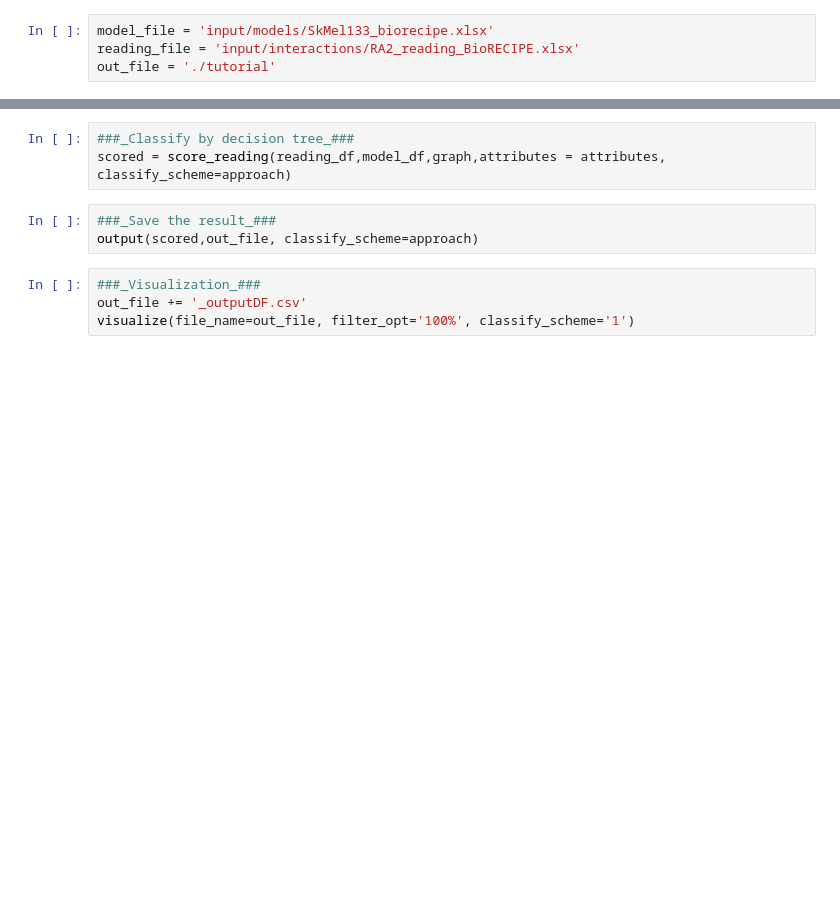
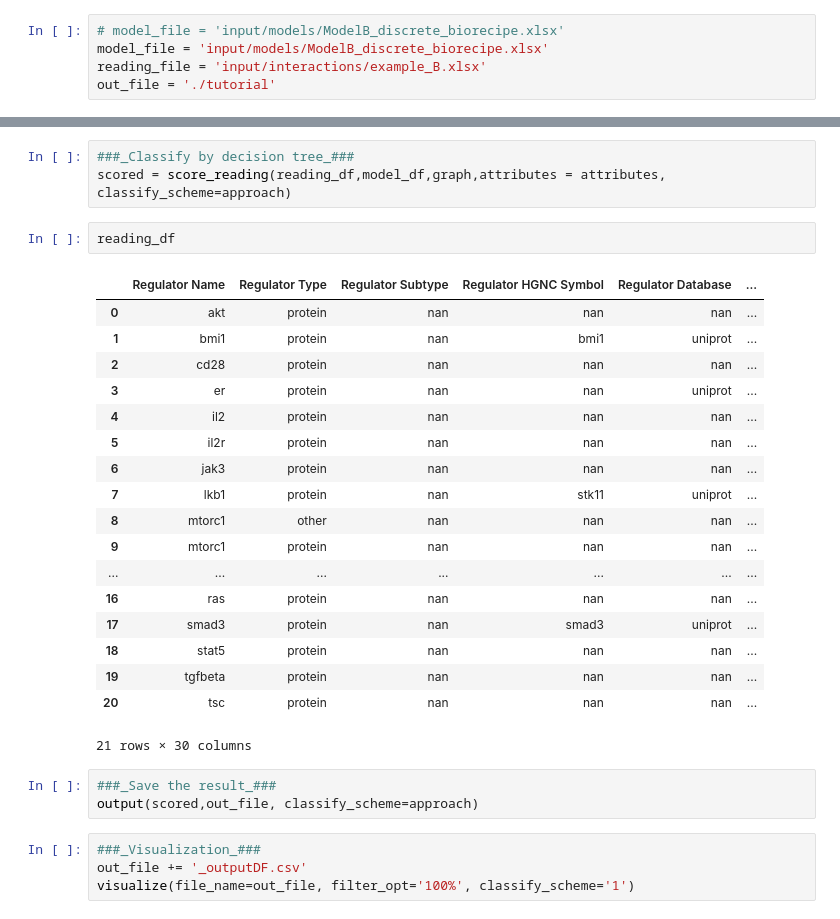
Before and after one commit to pitt-miskov-zivanov-lab/VIOLIN, a Jupyter notebook: examples/use_VIOLIN.ipynb, the cells around one changed output, grey strips where cells are left out. Saved outputs shown, nothing was run; the diff lists cells and outputs as text; blank space fills up the shorter version.

```diff
--- a/examples/use_VIOLIN.ipynb
+++ b/examples/use_VIOLIN.ipynb
@@ -5,8 +5,9 @@ import warnings
 import pandas as pd
 warnings.filterwarnings('ignore')
 # %%
-model_file = 'input/models/SkMel133_biorecipe.xlsx'
-reading_file = 'input/interactions/RA2_reading_BioRECIPE.xlsx'
+# model_file = 'input/models/ModelB_discrete_biorecipe.xlsx'
+model_file = 'input/models/ModelB_discrete_biorecipe.xlsx'
+reading_file = 'input/interactions/example_B.xlsx'
 out_file = './tutorial'
 # %%
 %load_ext autoreload
@@ -41,6 +61,27 @@ graph = node_edge_list(model_df)
 # %%
 ###_Classify by decision tree_###
 scored = score_reading(reading_df,model_df,graph,attributes = attributes, classify_scheme=approach)
+# %%
+reading_df
+# %% [output]
+|  | Regulator Name | Regulator Type | Regulator Subtype | Regulator HGNC Symbol | Regulator Database | ... |
+| 0 | akt | protein | nan | nan | nan | ... |
+| 1 | bmi1 | protein | nan | bmi1 | uniprot | ... |
+| 2 | cd28 | protein | nan | nan | nan | ... |
+| 3 | er | protein | nan | nan | uniprot | ... |
+| 4 | il2 | protein | nan | nan | nan | ... |
+| 5 | il2r | protein | nan | nan | nan | ... |
+| 6 | jak3 | protein | nan | nan | nan | ... |
+| 7 | lkb1 | protein | nan | stk11 | uniprot | ... |
+| 8 | mtorc1 | other | nan | nan | nan | ... |
+| 9 | mtorc1 | protein | nan | nan | nan | ... |
+| ... | ... | ... | ... | ... | ... | ... |
+| 16 | ras | protein | nan | nan | nan | ... |
+| 17 | smad3 | protein | nan | smad3 | uniprot | ... |
+| 18 | stat5 | protein | nan | nan | nan | ... |
+| 19 | tgfbeta | protein | nan | nan | nan | ... |
+| 20 | tsc | protein | nan | nan | nan | ... |
+21 rows × 30 columns
 # %%
 ###_Save the result_###
 output(scored,out_file, classify_scheme=approach)
```
Also changed, not shown: parts of 3 cells of this notebook, 22 other files.
